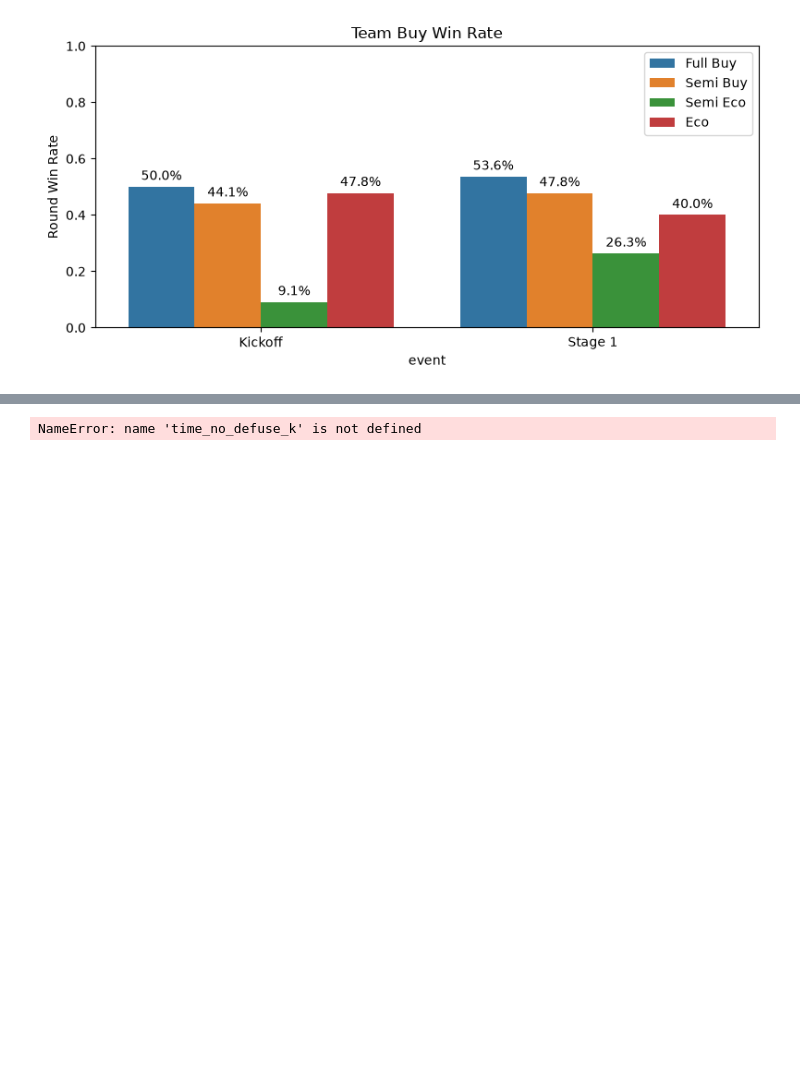
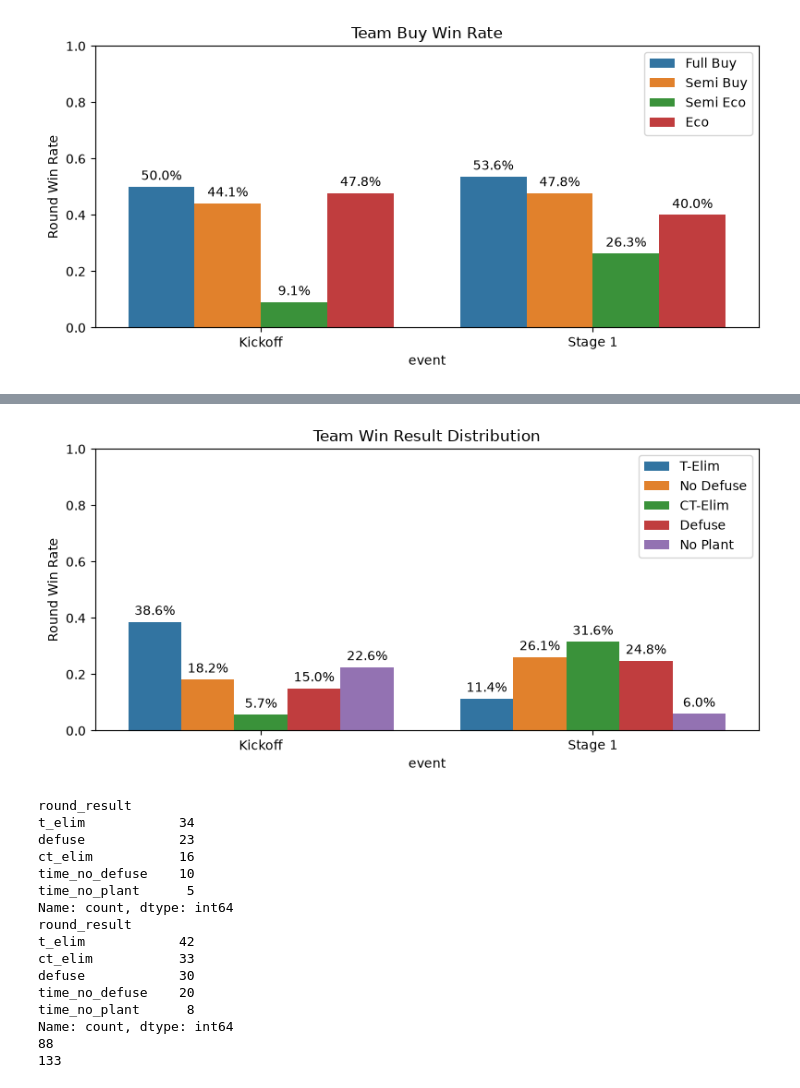
Before and after one commit to reeantran/sentinels_data_analysis, a Jupyter notebook: analysis.ipynb, the cells around one changed output, grey strips where cells are left out. Saved outputs shown, nothing was run; the diff lists cells and outputs as text; code cells hidden in the pictures; blank space fills up the shorter version.

```diff
--- a/analysis.ipynb
+++ b/analysis.ipynb
@@ -1318,48 +1301,68 @@ print(len(full_se_s1.index))
 # %%
-t_side_k_w = t_side_k[(t_side_k['round_win'] == 1)]
+overall_k_w = overall_k[(overall_k['round_win'] == 1)]
+overall_s1_w = overall_s1[(overall_s1['round_win'] == 1)]
 
-t_elim_k = t_side_k_w[(t_side_k_w['round_result'] == 't_elim')]
-time_no_defuse_k = t_side_k_w[(t_side_k_w['round_result'] == 'time_no_defuse')]
-ct_elim_k = t_side_k_w[(t_side_k_w['round_result'] == 'ct_elim')]
-defuse_k = t_side_k_w[(t_side_k_w['round_result'] == 'defuse')]
-time_no_plant_k = t_side_k_w[(t_side_k_w['round_result'] == 'time_no_plant')]
+t_elim_k = overall_k_w[(overall_k_w['round_result'] == 't_elim')]
+time_no_defuse_k = overall_k_w[(overall_k_w['round_result'] == 'time_no_defuse')]
+ct_elim_k = overall_k_w[(overall_k_w['round_result'] == 'ct_elim')]
+defuse_k = overall_k_w[(overall_k_w['round_result'] == 'defuse')]
+time_no_plant_k = overall_k_w[(overall_k_w['round_result'] == 'time_no_plant')]
 
-t_elim_k_r = len(t_elim_k.index) / len(t_side_k_w.index)
-time_no_defuse_k_r = len(time_no_defuse_k.index) / len(t_side_k_w.index)
-ct_elim_k_r = len(ct_elim_k.index) / len(t_side_k_w.index)
-defuse_k_r = len(defuse_k.index) / len(t_side_k_w.index)
-time_no_plant_k_r = len(time_no_plant_k.index) / len(t_side_k_w.index)
+t_elim_k_r = len(t_elim_k.index) / len(overall_k_w.index)
+time_no_defuse_k_r = len(time_no_defuse_k.index) / len(overall_k_w.index)
+ct_elim_k_r = len(ct_elim_k.index) / len(overall_k_w.index)
+defuse_k_r = len(defuse_k.index) / len(overall_k_w.index)
+time_no_plant_k_r = len(time_no_plant_k.index) / len(overall_k_w.index)
 
-t_side_s1_w = t_side_s1[(t_side_s1['round_win'] == 1)]
+t_elim_s1 = overall_s1_w[(overall_s1_w['round_result'] == 't_elim')]
+time_no_defuse_s1 = overall_s1_w[(overall_s1_w['round_result'] == 'time_no_defuse')]
+ct_elim_s1 = overall_s1_w[(overall_s1_w['round_result'] == 'ct_elim')]
+defuse_s1 = overall_s1_w[(overall_s1_w['round_result'] == 'defuse')]
+time_no_plant_s1 = overall_s1_w[(overall_s1_w['round_result'] == 'time_no_plant')]
 
-t_elim_s1 = t_side_s1_w[(t_side_s1_w['round_result'] == 't_elim')]
-time_no_defuse_s1 = t_side_s1_w[(t_side_s1_w['round_result'] == 'time_no_defuse')]
-ct_elim_s1 = t_side_s1_w[(t_side_s1_w['round_result'] == 'ct_elim')]
-defuse_s1 = t_side_s1_w[(t_side_s1_w['round_result'] == 'defuse')]
-time_no_plant_s1 = t_side_s1_w[(t_side_s1_w['round_result'] == 'time_no_plant')]
-
-t_elim_s1_r = len(t_elim_s1.index) / len(t_side_s1_w.index)
-time_no_defuse_s1_r = len(time_no_defuse_s1.index) / len(t_side_s1_w.index)
-ct_elim_s1_r = len(ct_elim_s1.index) / len(t_side_s1_w.index)
-defuse_s1_r = len(defuse_s1.index) / len(t_side_s1_w.index)
-time_no_plant_s1_r = len(time_no_plant_s1.index) / len(t_side_s1_w.index)
+t_elim_s1_r = len(t_elim_s1.index) / len(overall_s1_w.index)
+time_no_defuse_s1_r = len(time_no_defuse_s1.index) / len(overall_s1_w.index)
+ct_elim_s1_r = len(ct_elim_s1.index) / len(overall_s1_w.index)
+defuse_s1_r = len(defuse_s1.index) / len(overall_s1_w.index)
+time_no_plant_s1_r = len(time_no_plant_s1.index) / len(overall_s1_w.index)
 
 plot_df = pd.DataFrame({
     'event': ['Kickoff', 'Stage 1', 'Kickoff', 'Stage 1', 'Kickoff', 'Stage 1', 'Kickoff', 'Stage 1', 'Kickoff', 'Stage 1'],
-    'side': ['T-Elim', 'T-Elim', 'No Defuse', 'No Defuse', 'CT-Elim'. 'CT-Elim', 'Defuse', 'Defuse', 'No Plant', 'No Plant'],
+    'side': ['T-Elim', 'T-Elim', 'No Defuse', 'No Defuse', 'CT-Elim', 'CT-Elim', 'Defuse', 'Defuse', 'No Plant', 'No Plant'],
     'rate': [t_elim_k_r, time_no_defuse_k_r, ct_elim_k_r, defuse_k_r, time_no_plant_k_r, t_elim_s1_r, time_no_defuse_s1_r, ct_elim_s1_r, defuse_s1_r, time_no_plant_s1_r]
 })
 
-plt.figure(figsize=(8, 6))
+plt.figure(figsize=(8, 4))
 ax = sns.barplot(data=plot_df, x='event', y='rate', hue='side')
 for container in ax.containers:
     labels = [f'{v.get_height()*100:.1f}%' for v in container]
     ax.bar_label(container, labels=labels, padding=3)
 plt.ylabel('Round Win Rate')
-plt.title('Team Full Buy Win Rate')
+plt.title('Team Win Result Distribution')
 plt.ylim(0, 1)
 plt.legend(loc='upper right')
 plt.tight_layout()
 plt.show()
+
+print(overall_k_w['round_result'].value_counts())
+print(overall_s1_w['round_result'].value_counts())
+print(len(overall_k_w.index))
+print(len(overall_s1_w.index))
 # %% [output]
+[figure, added]
-NameError: name 'time_no_defuse_k' is not defined
+round_result
+t_elim            34
+defuse            23
+ct_elim           16
+time_no_defuse    10
+time_no_plant      5
+Name: count, dtype: int64
+round_result
+t_elim            42
+ct_elim           33
+defuse            30
+time_no_defuse    20
+time_no_plant      8
+Name: count, dtype: int64
+88
+133
```
Also changed, not shown: parts of 25 cells of this notebook.
